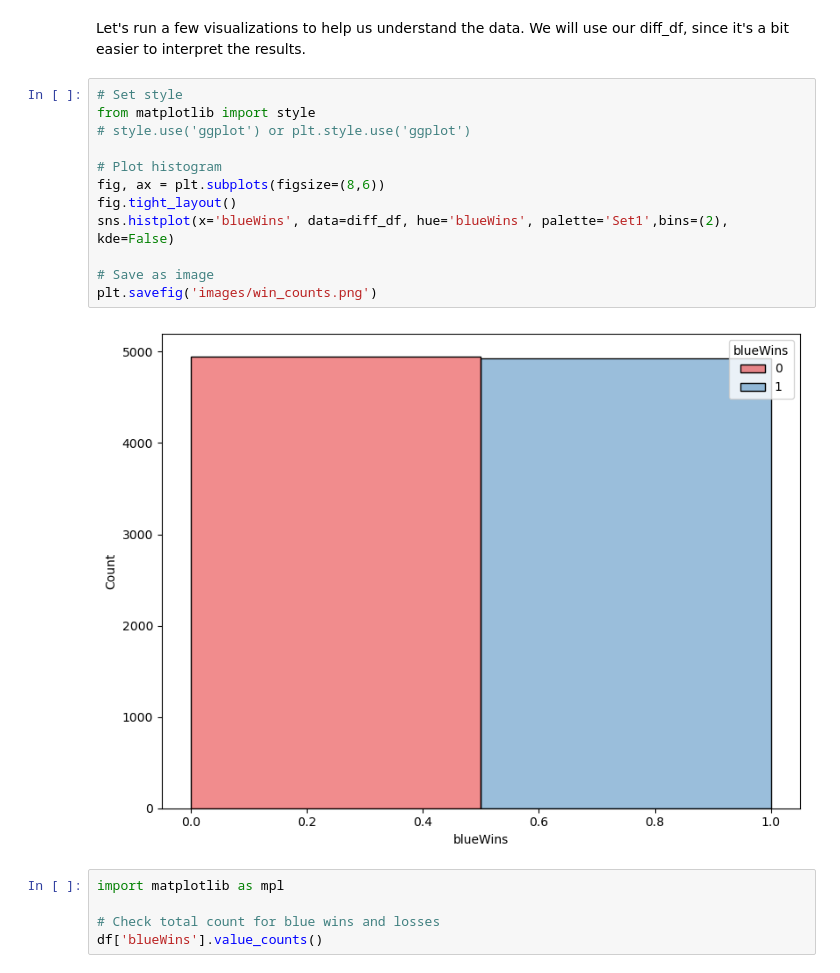
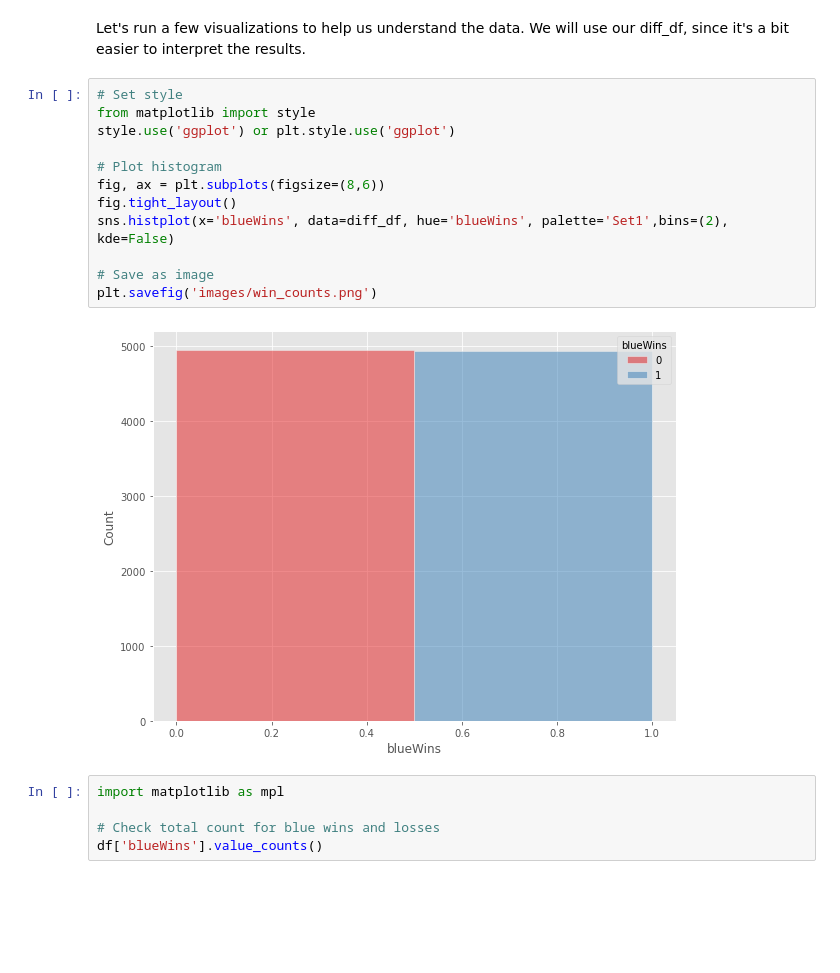
Before and after one commit to Drymander/League-of-Legends-Victory-Classification, a Jupyter notebook: Johnny Dryman - Phase 3 Project Notebook.ipynb, the cells around one changed output. Cells and saved outputs as stored; diff of their text form; blank space fills up the shorter version.

```diff
--- a/Johnny Dryman - Phase 3 Project Notebook.ipynb
+++ b/Johnny Dryman - Phase 3 Project Notebook.ipynb
@@ -273,17 +252,17 @@ Let's run a few visualizations to help us understand the data.  We will use our
 # %%
 # Set style
 from matplotlib import style
-# style.use('ggplot') or plt.style.use('ggplot')
+style.use('ggplot') or plt.style.use('ggplot')
 
 # Plot histogram
 fig, ax = plt.subplots(figsize=(8,6))
 fig.tight_layout()
 sns.histplot(x='blueWins', data=diff_df, hue='blueWins', palette='Set1',bins=(2), kde=False)
 
 # Save as image
 plt.savefig('images/win_counts.png')
 # %% [output]
-[figure, old version]
+[figure, new version]
 # %%
 import matplotlib as mpl
 
```
Also changed, not shown: parts of 18 cells of this notebook, 23 other files.
